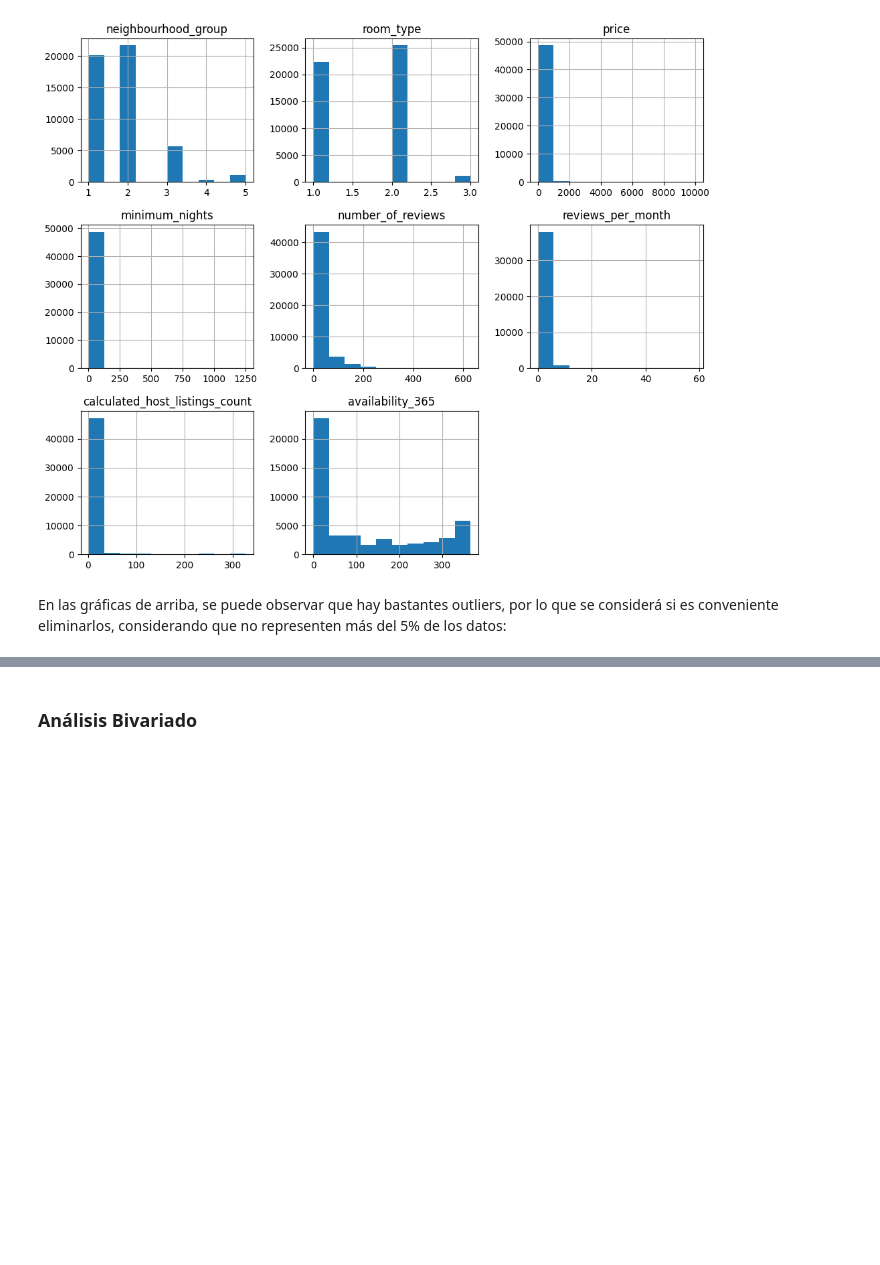
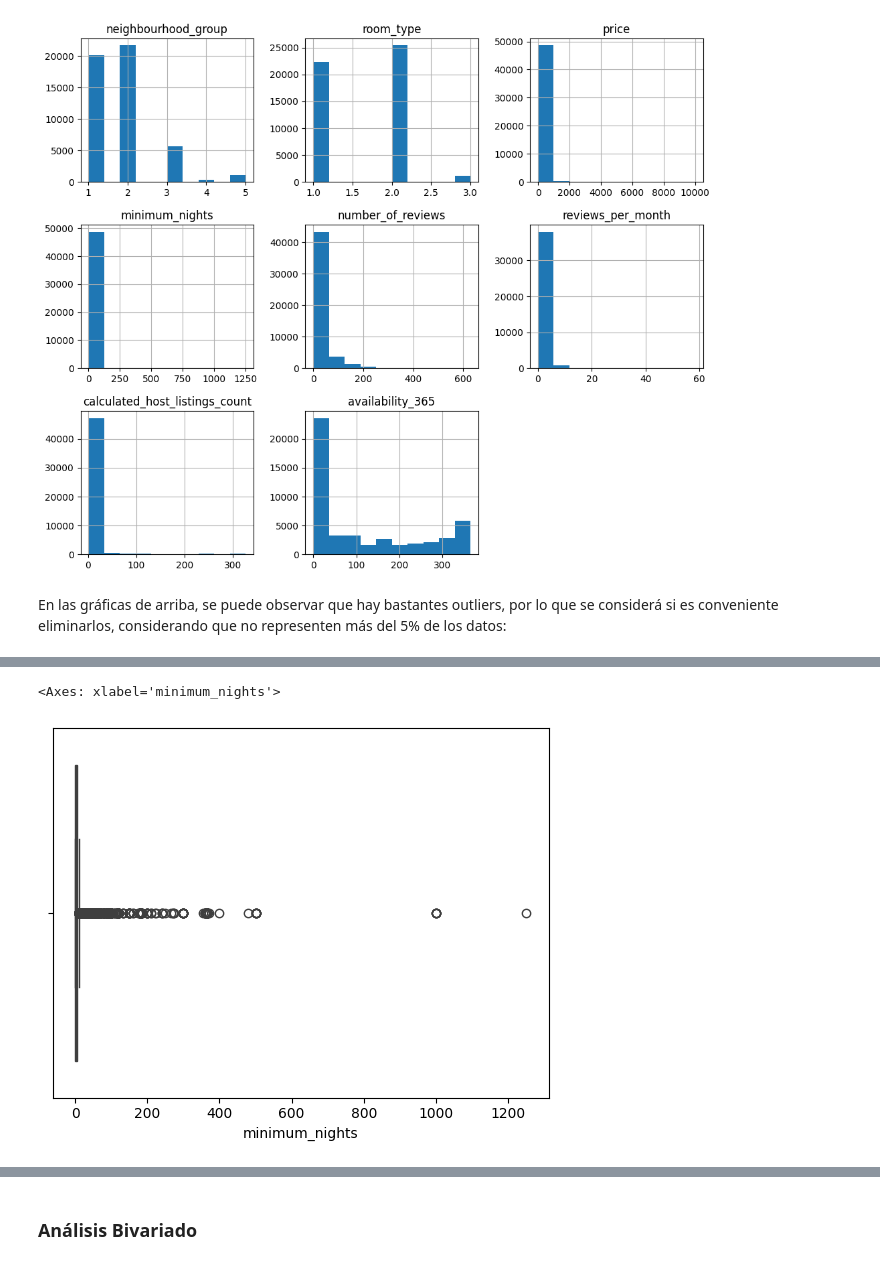
Before and after one commit to Bere333/first_EDA, a Jupyter notebook: src/exploratory_data_analysis.ipynb, the cells around one changed output, grey strips where cells are left out. Saved outputs shown, nothing was run; the diff lists cells and outputs as text; code cells hidden in the pictures; blank space fills up the shorter version.

```diff
--- a/src/exploratory_data_analysis.ipynb
+++ b/src/exploratory_data_analysis.ipynb
@@ -130,0 +159,5 @@ En las gráficas de arriba, se puede observar que hay bastantes outliers, por lo
+# %%
+sns.boxplot(x=df["minimum_nights"])
+# %% [output]
+<Axes: xlabel='minimum_nights'>
+[figure, added]
```
Also changed, not shown: parts of 8 cells of this notebook.
